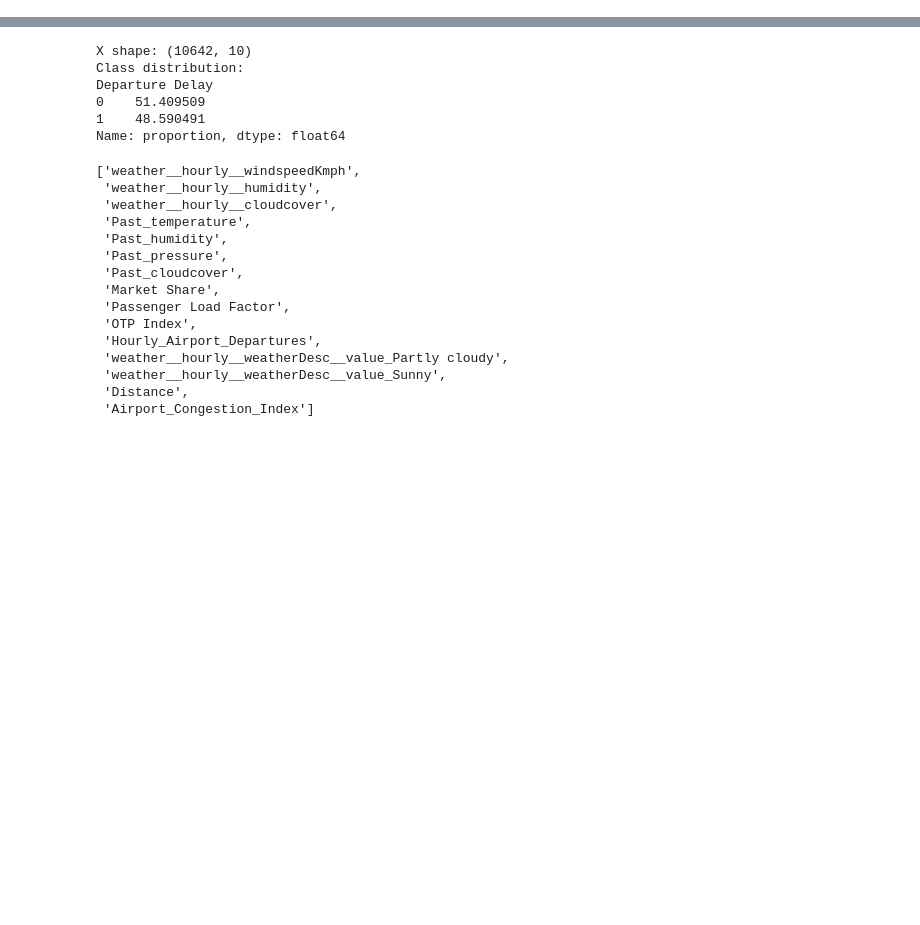
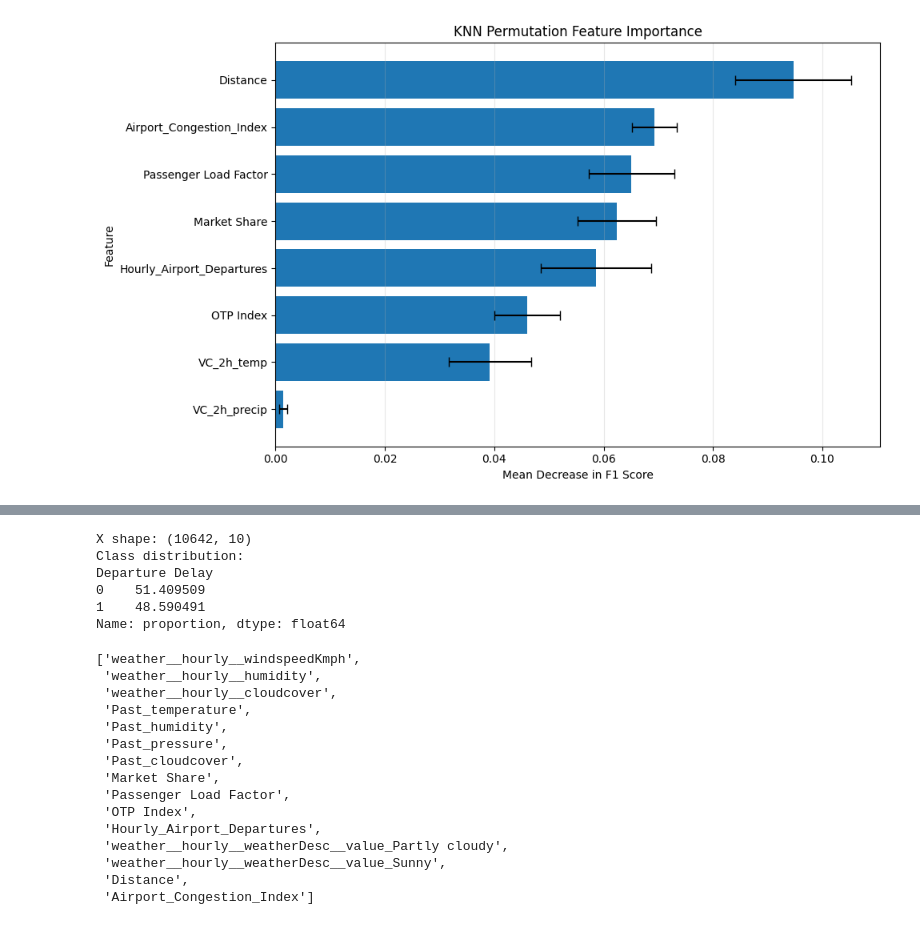
Before and after one commit to Kyle4646/CSE4820_Final_Project, a Jupyter notebook: knn.ipynb, the cells around one changed output, grey strips where cells are left out. Saved outputs shown, nothing was run; the diff lists cells and outputs as text; code cells hidden in the pictures; blank space fills up the shorter version.

```diff
--- a/knn.ipynb
+++ b/knn.ipynb
@@ -138,0 +312,95 @@ Testing F1: 0.6495
+# %%
+
+import numpy as np
+import pandas as pd
+import matplotlib.pyplot as plt
+
+from sklearn.inspection import permutation_importance
+from sklearn.model_selection import train_test_split
+from sklearn.pipeline import Pipeline
+from sklearn.impute import SimpleImputer
+from sklearn.preprocessing import StandardScaler
+from sklearn.neighbors import KNeighborsClassifier
+
+# Your selected features
+best_features = [
+    "Market Share",
+    "Passenger Load Factor",
+    "OTP Index",
+    "Hourly_Airport_Departures",
+    "Distance",
+    "Airport_Congestion_Index",
+    "VC_2h_temp",
+    "VC_2h_precip"
+]
+
+X_best = data[best_features].apply(
+    pd.to_numeric, errors="coerce"
+)
+
+y = (data["Departure Delay"] > 0).astype(int)
+
+# Split into training and test sets
+X_train, X_test, y_train, y_test = train_test_split(
+    X_best,
+    y,
+    test_size=0.2,
+    random_state=42,
+    stratify=y
+)
+
+# KNN model
+model = Pipeline([
+    ("imputer", SimpleImputer(
+        strategy="median",
+        keep_empty_features=True
+    )),
+    ("scaler", StandardScaler()),
+    ("knn", KNeighborsClassifier(n_neighbors=21))
+])
+
+model.fit(X_train, y_train)
+
+# Calculate permutation importance on test set
+result = permutation_importance(
+    model,
+    X_test,
+    y_test,
+    n_repeats=10,
+    random_state=42,
+    scoring="f1",
+    n_jobs=-1
+)
+
+# Create feature importance dataframe
+importance_df = pd.DataFrame({
+    "Feature": best_features,
+    "Importance": result.importances_mean,
+    "Std": result.importances_std
+}).sort_values("Importance", ascending=True)
+
+# Plot
+plt.figure(figsize=(10, 6))
+
+plt.barh(
+    importance_df["Feature"],
+    importance_df["Importance"],
+    xerr=importance_df["Std"],
+    capsize=4
+)
+
+plt.xlabel("Mean Decrease in F1 Score")
+plt.ylabel("Feature")
+plt.title("KNN Permutation Feature Importance")
+plt.grid(axis="x", alpha=0.3)
+plt.tight_layout()
+plt.show()
+
+# Print numerical values
+print(importance_df.sort_values(
+    "Importance", ascending=False
+))
+
+#shuffles to see impact
+# %% [output]
+[figure, added]
```
Also changed, not shown: parts of 15 cells of this notebook, 2 other files.
